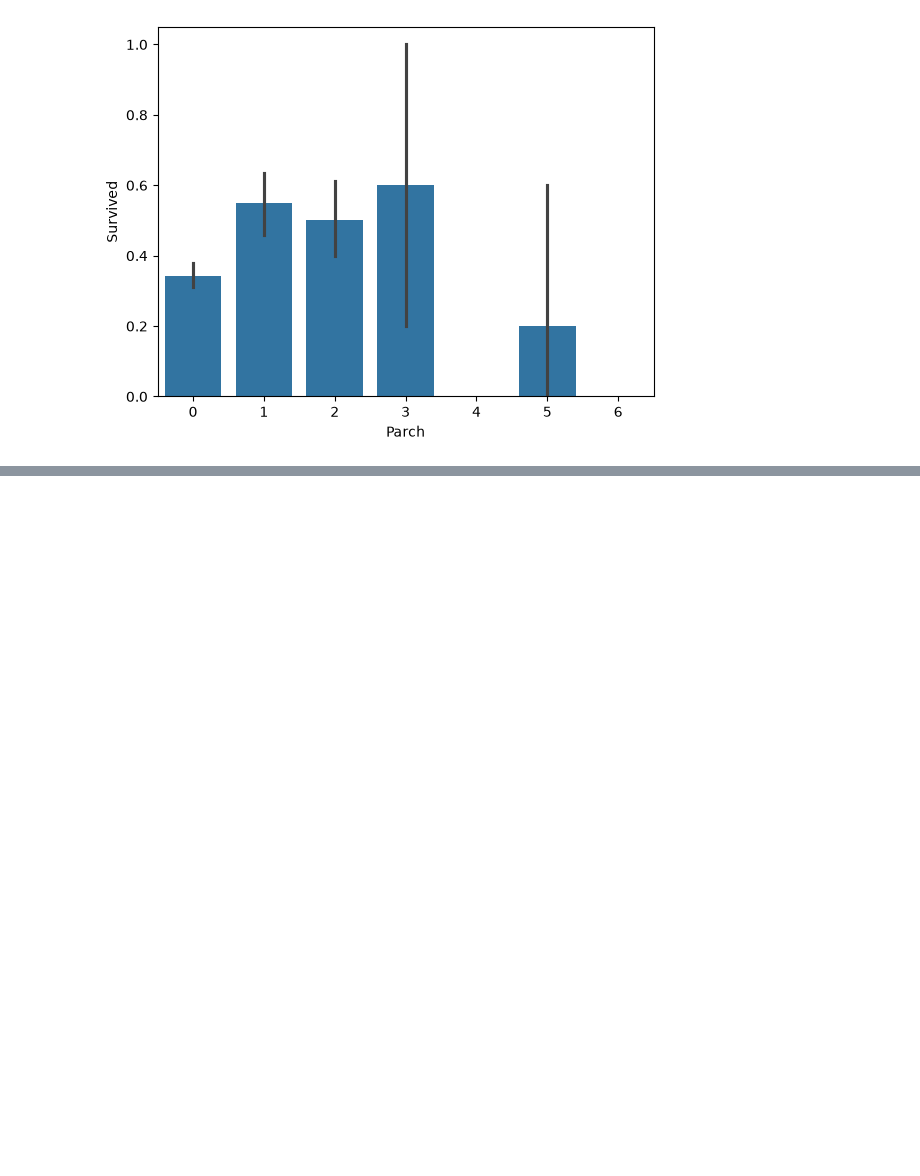
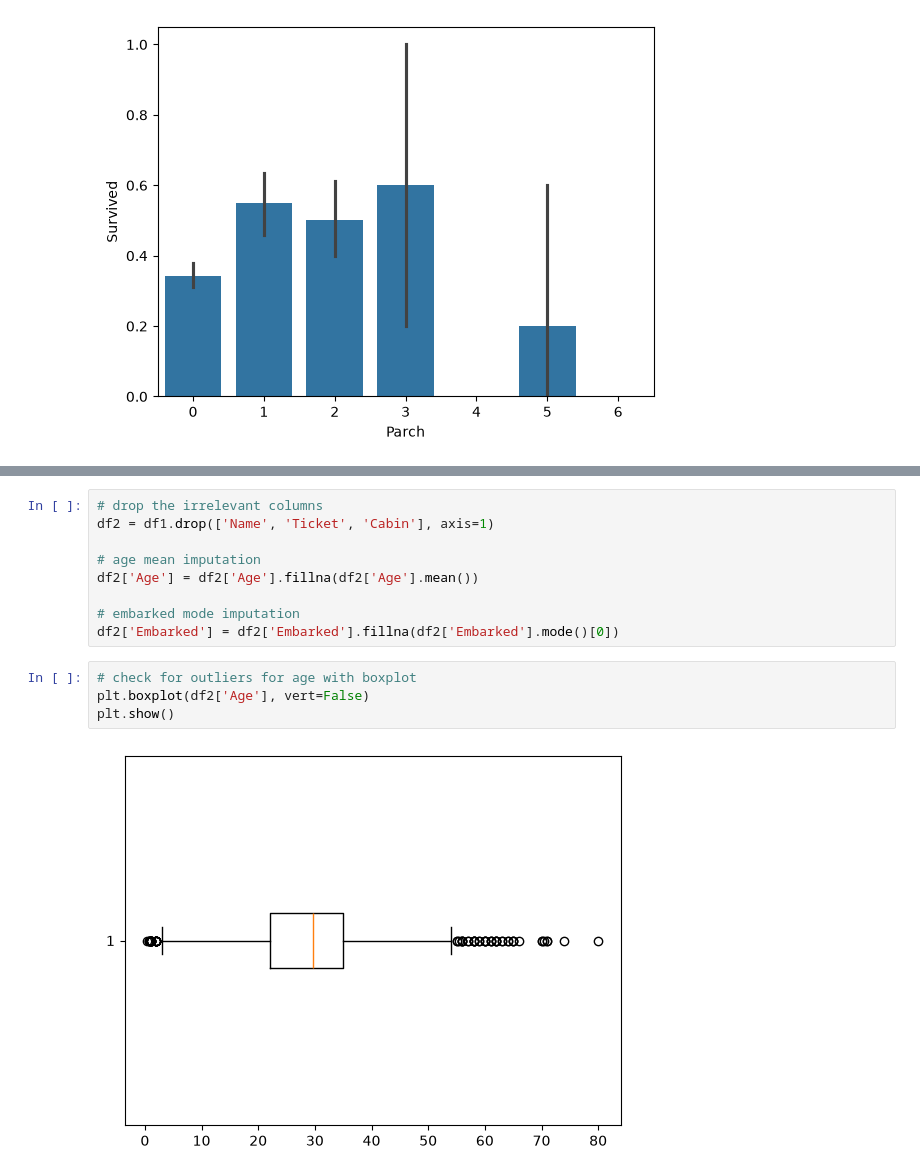
Before and after one commit to WillardDev/Machine_Learning_Foundation, a Jupyter notebook: Data_Cleaning.ipynb, the cells around one changed output, grey strips where cells are left out. Cells and saved outputs as stored; diff of their text form; blank space fills up the shorter version.

```diff
--- a/Data_Cleaning.ipynb
+++ b/Data_Cleaning.ipynb
@@ -136,0 +186,15 @@ plt.show()
+# %%
+# drop the irrelevant columns
+df2 = df1.drop(['Name', 'Ticket', 'Cabin'], axis=1)
+
+# age mean imputation
+df2['Age'] = df2['Age'].fillna(df2['Age'].mean())
+
+# embarked mode imputation
+df2['Embarked'] = df2['Embarked'].fillna(df2['Embarked'].mode()[0])
+# %%
+# check for outliers for age with boxplot
+plt.boxplot(df2['Age'], vert=False)
+plt.show()
+# %% [output]
+[figure, added]
```
Also changed, not shown: parts of 11 cells of this notebook.
